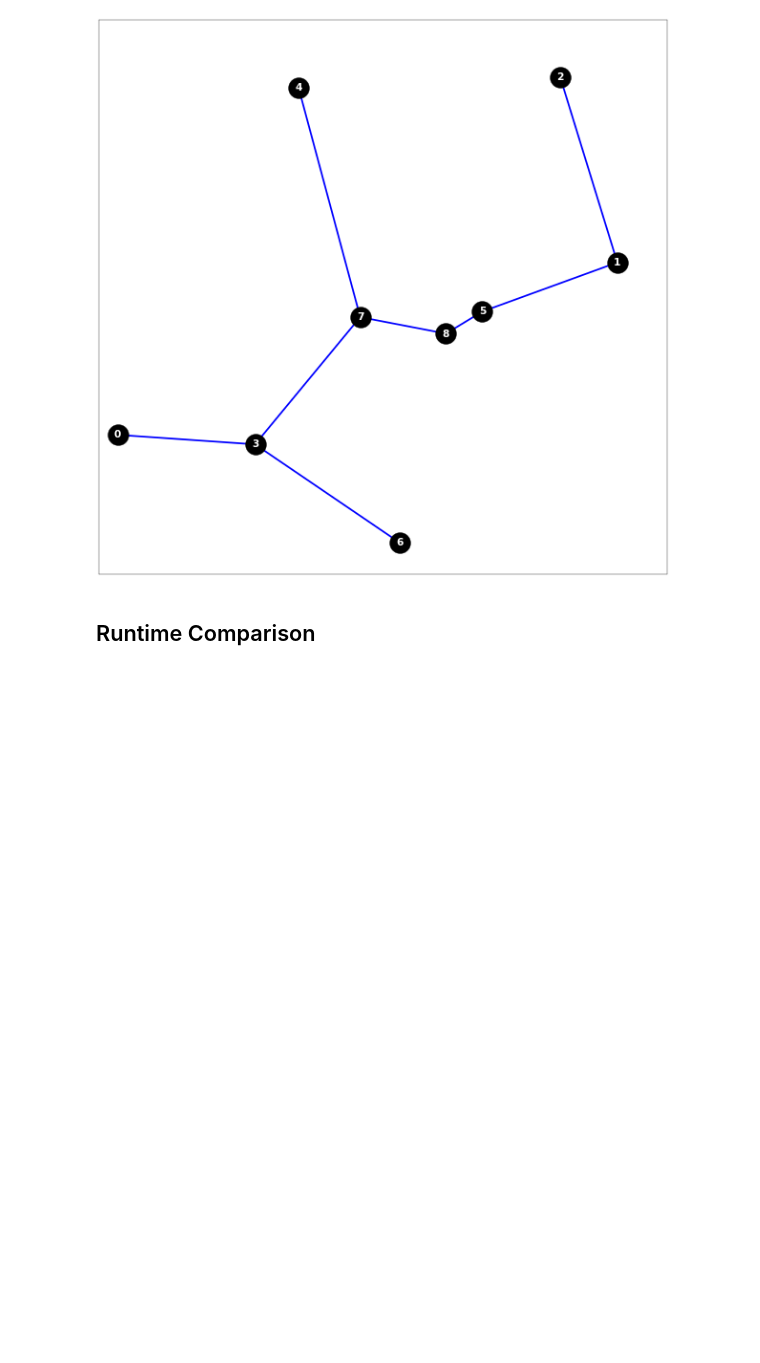
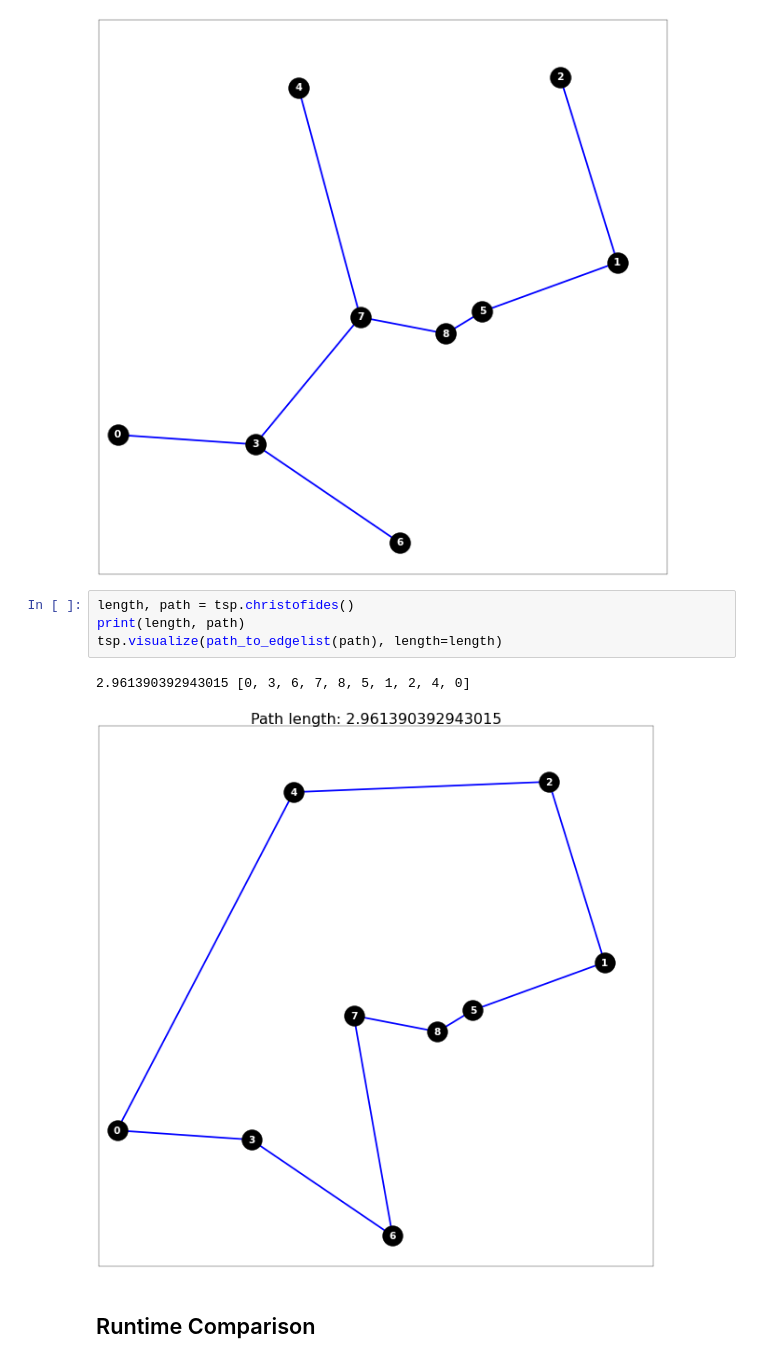
Before and after one commit to itsjoeoui/tsp-visualization, a Jupyter notebook: tsp.ipynb, the cells around one changed output. Cells and saved outputs as stored; diff of their text form; blank space fills up the shorter version.

```diff
--- a/tsp.ipynb
+++ b/tsp.ipynb
@@ -243,6 +270,13 @@ tsp.visualize(tsp.prim_algo())
 tsp.visualize(tsp.krusal_algo())
 # %% [output]
 [figure]
+# %%
+length, path = tsp.christofides()
+print(length, path)
+tsp.visualize(path_to_edgelist(path), length=length)
+# %% [output]
+2.961390392943015 [0, 3, 6, 7, 8, 5, 1, 2, 4, 0]
+[figure, added]
 # %% [markdown]
 ## Runtime Comparison
 # %%
```
Also changed, not shown: parts of 1 cell of this notebook.
